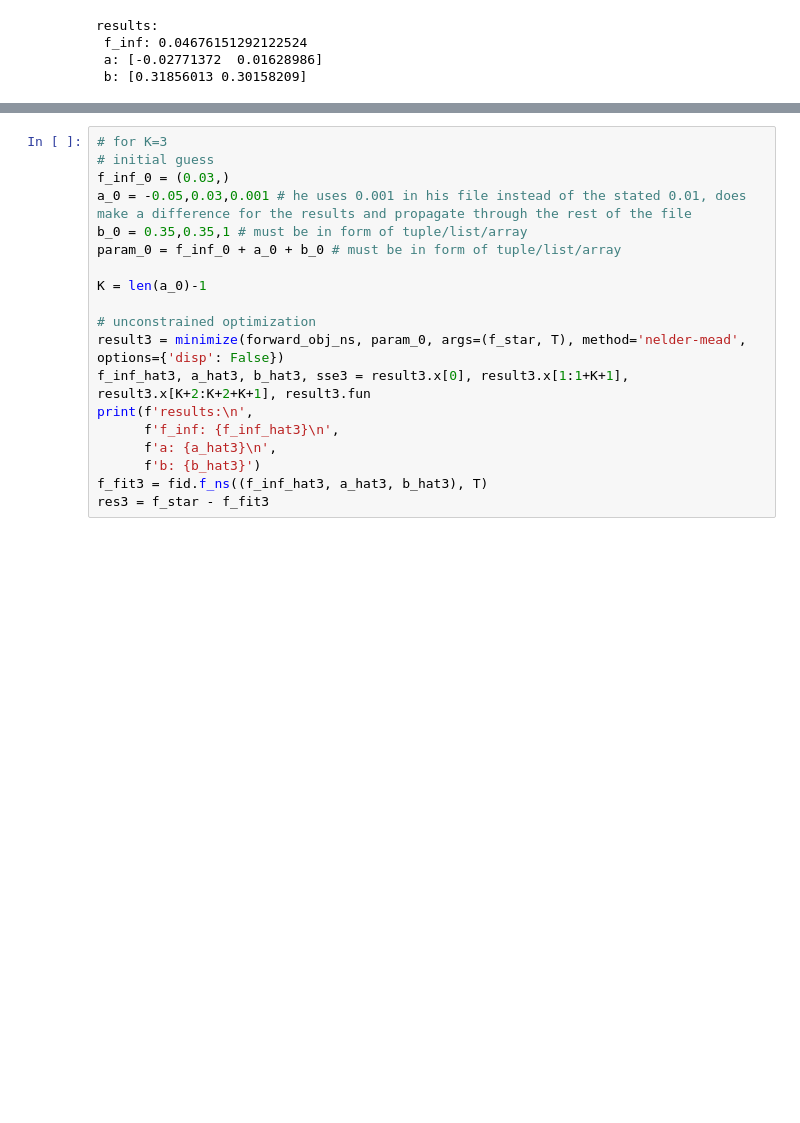
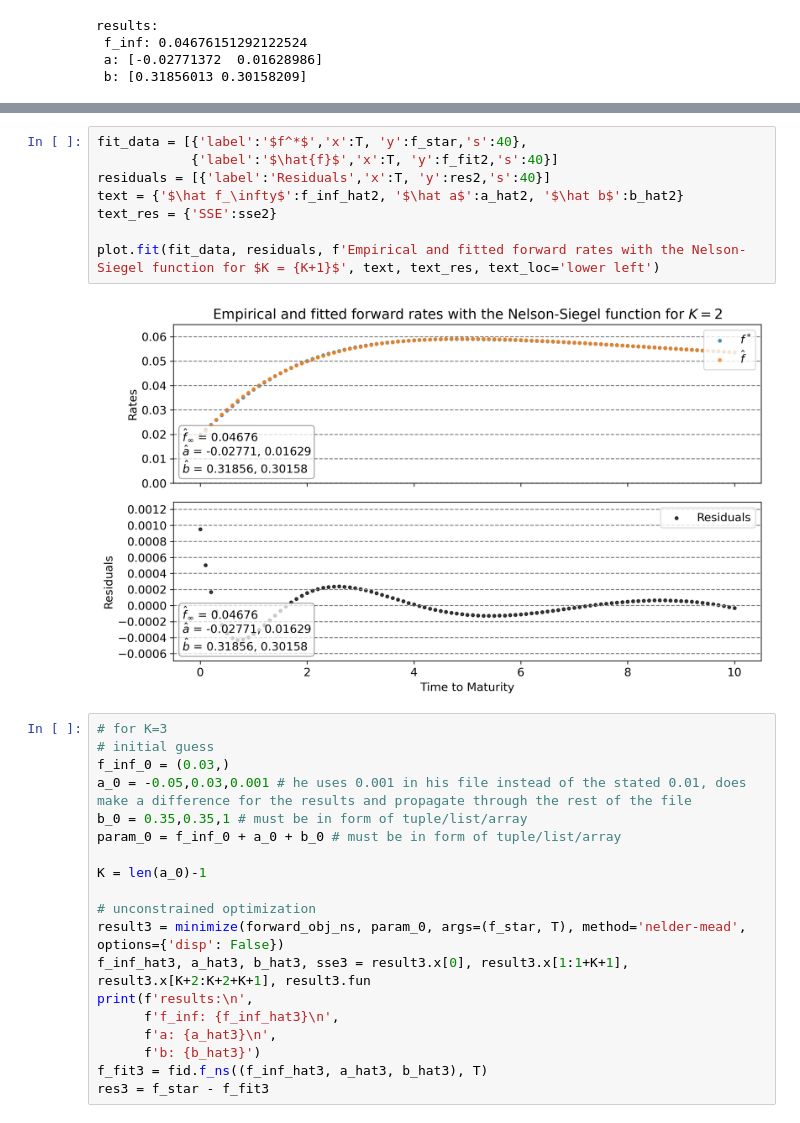
Before and after one commit to johanoelgaard/FixedIncome, a Jupyter notebook: Problem Sets/Problem Set 7/ps7.ipynb, the cells around one changed output, grey strips where cells are left out. Cells and saved outputs as stored; diff of their text form; blank space fills up the shorter version.

```diff
--- a/Problem Sets/Problem Set 7/ps7.ipynb
+++ b/Problem Sets/Problem Set 7/ps7.ipynb
@@ -314,3 +181,13 @@ plt.close()
+# %%
+fit_data = [{'label':'$f^*$','x':T, 'y':f_star,'s':40},
+            {'label':'$\hat{f}$','x':T, 'y':f_fit2,'s':40}]
+residuals = [{'label':'Residuals','x':T, 'y':res2,'s':40}]
+text = {'$\hat f_\infty$':f_inf_hat2, '$\hat a$':a_hat2, '$\hat b$':b_hat2}
+text_res = {'SSE':sse2}
+
+plot.fit(fit_data, residuals, f'Empirical and fitted forward rates with the Nelson-Siegel function for $K = {K+1}$', text, text_res, text_loc='lower left')
+# %% [output]
+[figure, added]
 # %%
 # for K=3
 # initial guess
```
Also changed, not shown: parts of 20 cells of this notebook, 4 other files.
